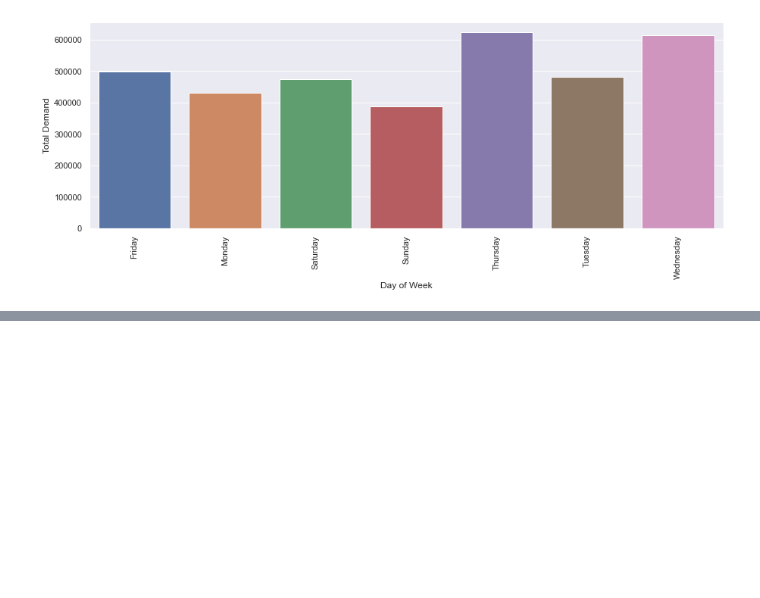
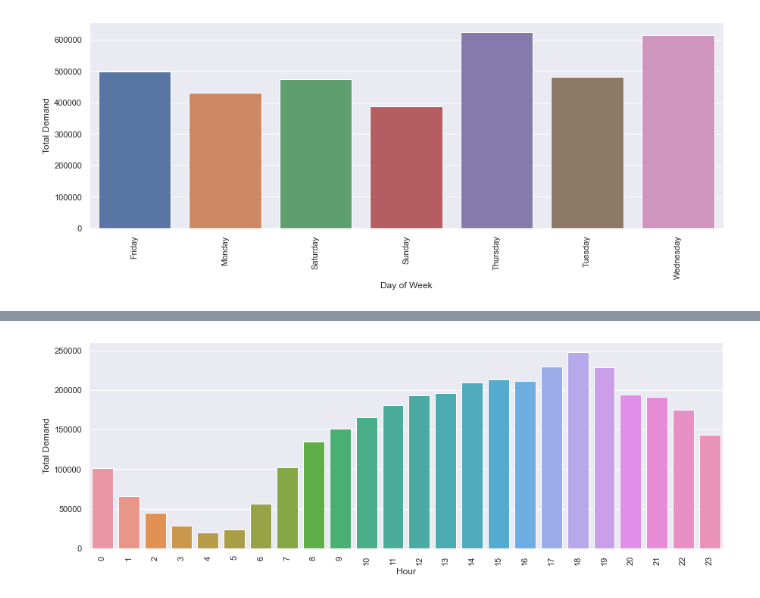
Before and after one commit to jchou3/forcab-Analysis, a Jupyter notebook: notebooks/exploration.ipynb, the cells around one changed output, grey strips where cells are left out. Saved outputs shown, nothing was run; the diff lists cells and outputs as text; code cells hidden in the pictures; blank space fills up the shorter version.

```diff
--- a/notebooks/exploration.ipynb
+++ b/notebooks/exploration.ipynb
@@ -262,0 +284,5 @@ grouped_day
+# %%
+# Removing all hour == 24 in the dataset
+dataset_copy = dataset.copy()
+dataset_copy.drop(dataset_copy[dataset_copy['Hour'] == 24].index,inplace=True)
+dataset_copy
@@ -262,0 +303,17 @@ grouped_day
+# %%
+# Not sure how holiday impacts, let's re-visit this later
+# Let's look at hour
+# Looking at how the day of pickup influences the total demand
+hour_and_demand_df = dataset_copy[['Hour','Total Demand']].copy() # copy of the zone and demand
+
+# Grouping by Zone and just adding up the demand for each hour and each day
+grouped_hour = hour_and_demand_df.groupby(['Hour']).sum()
+grouped_hour = grouped_hour.reset_index()
+
+# Making a bar chart to see how the zone impacts the total demand
+sns.set(rc={'figure.figsize':(15,5)})
+plt.xticks(rotation=90) # rotating the ticks
+sns.barplot(data=grouped_hour,x='Hour',y='Total Demand')
+plt.show()
+# %% [output]
+[figure, added]
```
Also changed, not shown: parts of 20 cells of this notebook, 1 other file.
